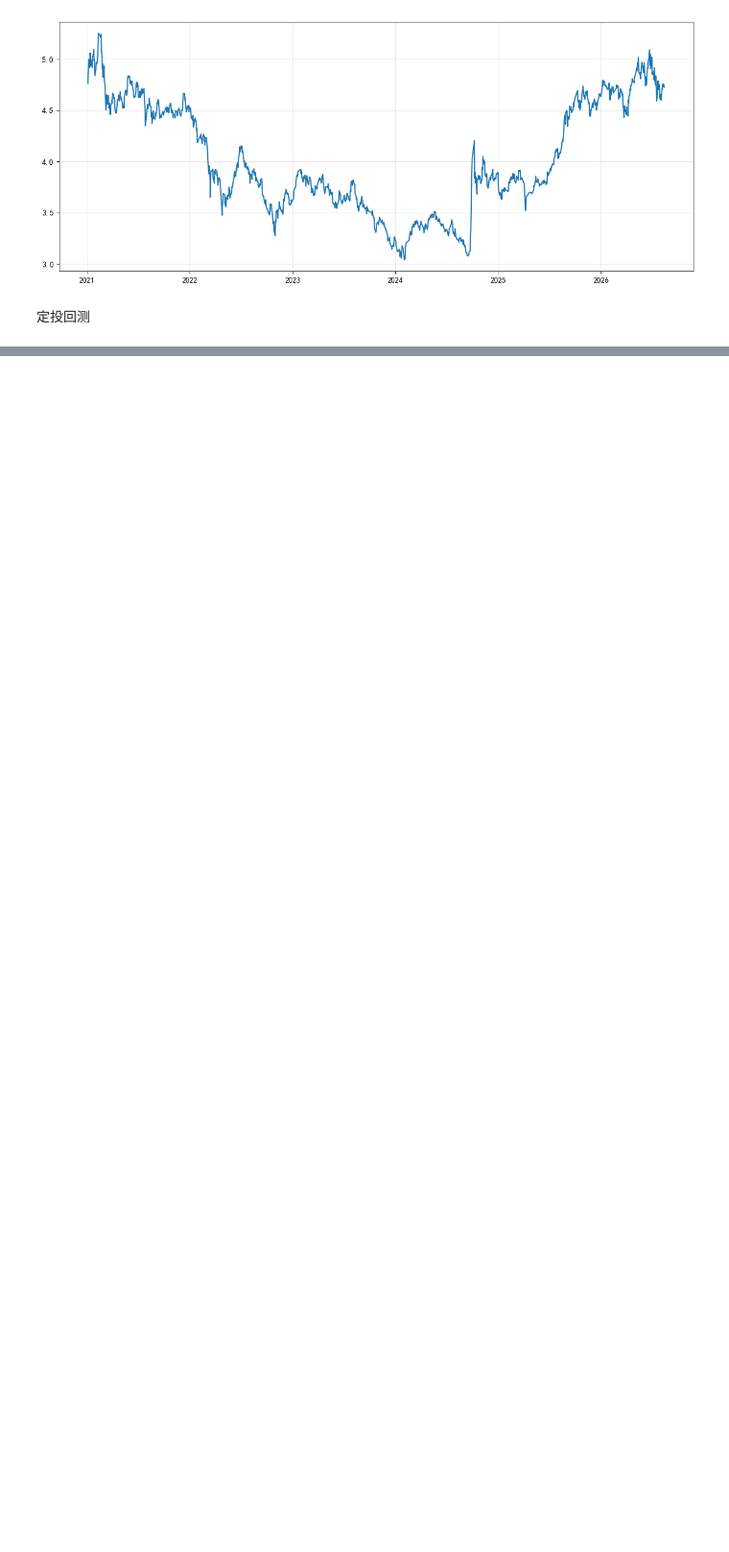
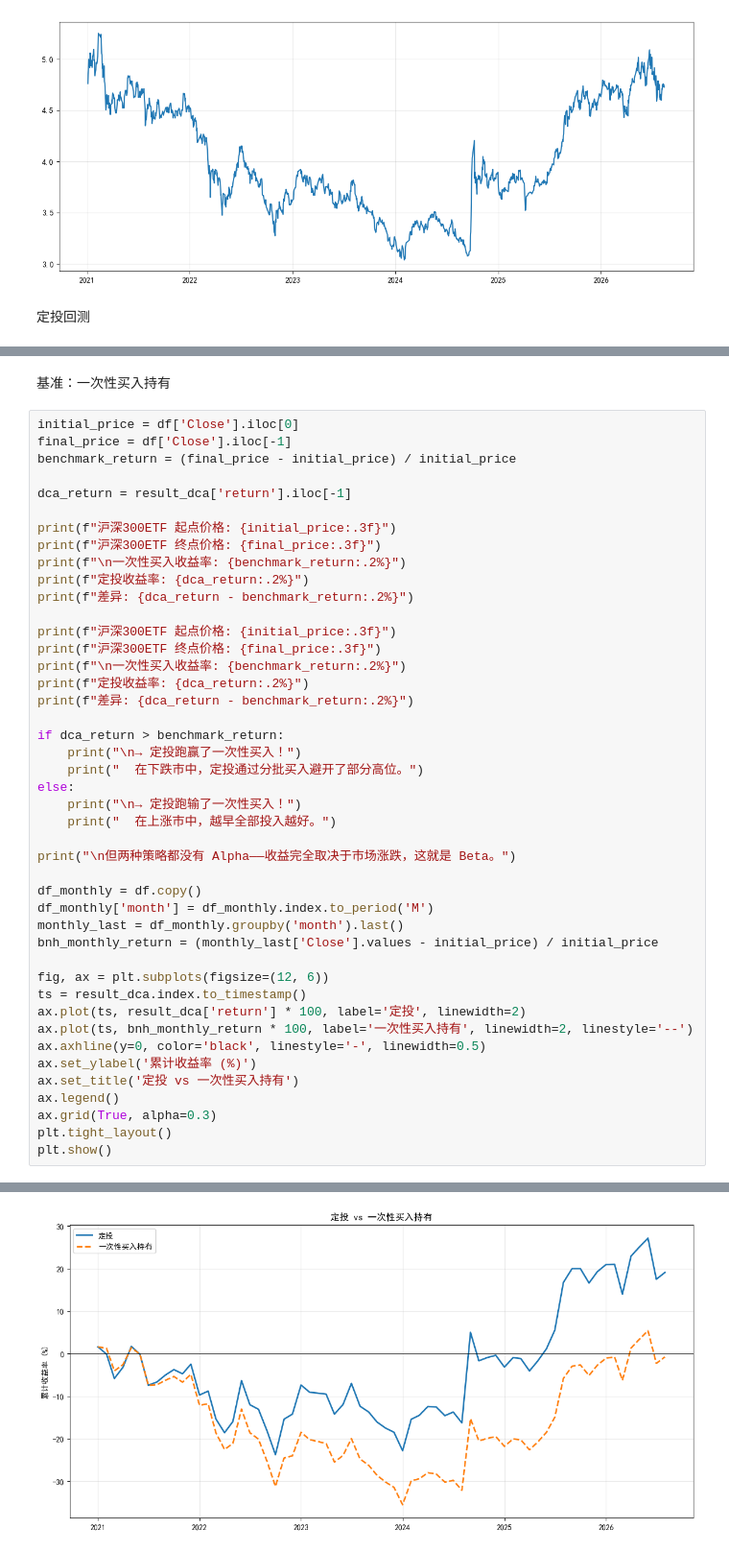
Before and after one commit to XLShi0913/xquant-learning-sxl, a Jupyter notebook: q1/strategy.ipynb, the cells around one changed output, grey strips where cells are left out. Shown at 96% size. Drawn from its saved outputs; the diff is of its cells as text; blank space fills up the shorter version.

```diff
--- a/q1/strategy.ipynb
+++ b/q1/strategy.ipynb
@@ -74,0 +155,47 @@ KeyError: 'mouth'
+# %% [markdown]
+基准：一次性买入持有
+# %%
+initial_price = df['Close'].iloc[0]
+final_price = df['Close'].iloc[-1]
+benchmark_return = (final_price - initial_price) / initial_price
+
+dca_return = result_dca['return'].iloc[-1]
+
+print(f"沪深300ETF 起点价格: {initial_price:.3f}")
+print(f"沪深300ETF 终点价格: {final_price:.3f}")
+print(f"\n一次性买入收益率: {benchmark_return:.2%}")
+print(f"定投收益率: {dca_return:.2%}")
+print(f"差异: {dca_return - benchmark_return:.2%}")
+
+print(f"沪深300ETF 起点价格: {initial_price:.3f}")
+print(f"沪深300ETF 终点价格: {final_price:.3f}")
+print(f"\n一次性买入收益率: {benchmark_return:.2%}")
+print(f"定投收益率: {dca_return:.2%}")
+print(f"差异: {dca_return - benchmark_return:.2%}")
+
+if dca_return > benchmark_return:
+    print("\n→ 定投跑赢了一次性买入！")
+    print("  在下跌市中，定投通过分批买入避开了部分高位。")
+else:
+    print("\n→ 定投跑输了一次性买入！")
+    print("  在上涨市中，越早全部投入越好。")
+
+print("\n但两种策略都没有 Alpha——收益完全取决于市场涨跌，这就是 Beta。")
+
+df_monthly = df.copy()
+df_monthly['month'] = df_monthly.index.to_period('M')
+monthly_last = df_monthly.groupby('month').last()
+bnh_monthly_return = (monthly_last['Close'].values - initial_price) / initial_price
+
+fig, ax = plt.subplots(figsize=(12, 6))
+ts = result_dca.index.to_timestamp()
+ax.plot(ts, result_dca['return'] * 100, label='定投', linewidth=2)
+ax.plot(ts, bnh_monthly_return * 100, label='一次性买入持有', linewidth=2, linestyle='--')
+ax.axhline(y=0, color='black', linestyle='-', linewidth=0.5)
+ax.set_ylabel('累计收益率 (%)')
+ax.set_title('定投 vs 一次性买入持有')
+ax.legend()
+ax.grid(True, alpha=0.3)
+plt.tight_layout()
+plt.show()
+# %% [output]
@@ -74,0 +219 @@ KeyError: 'mouth'
+[figure, added]
```
Also changed, not shown: parts of 9 cells of this notebook, 4 other files.
